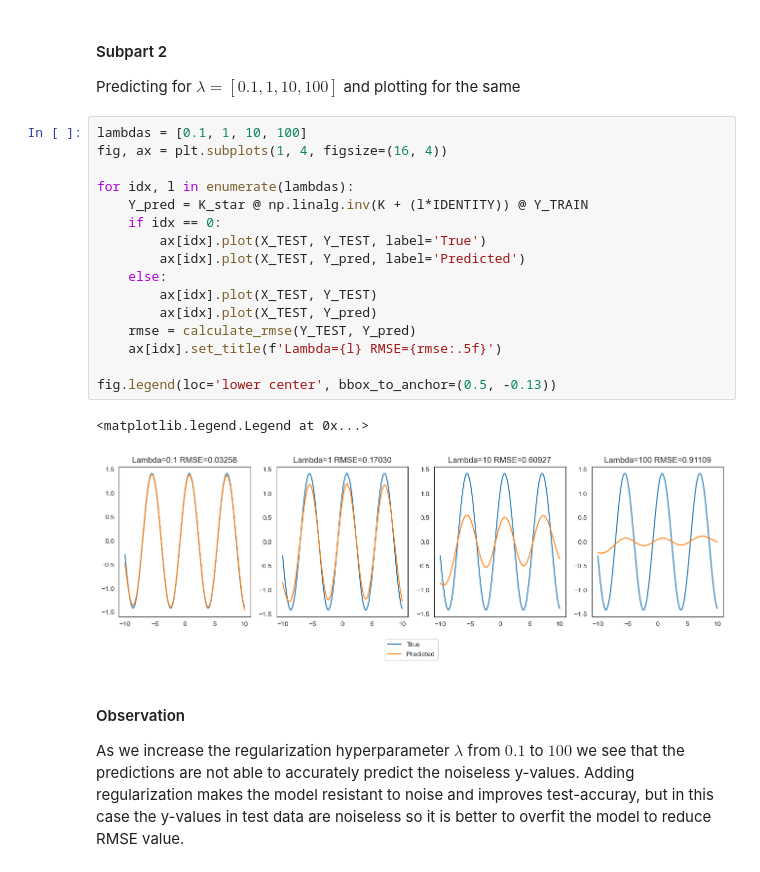
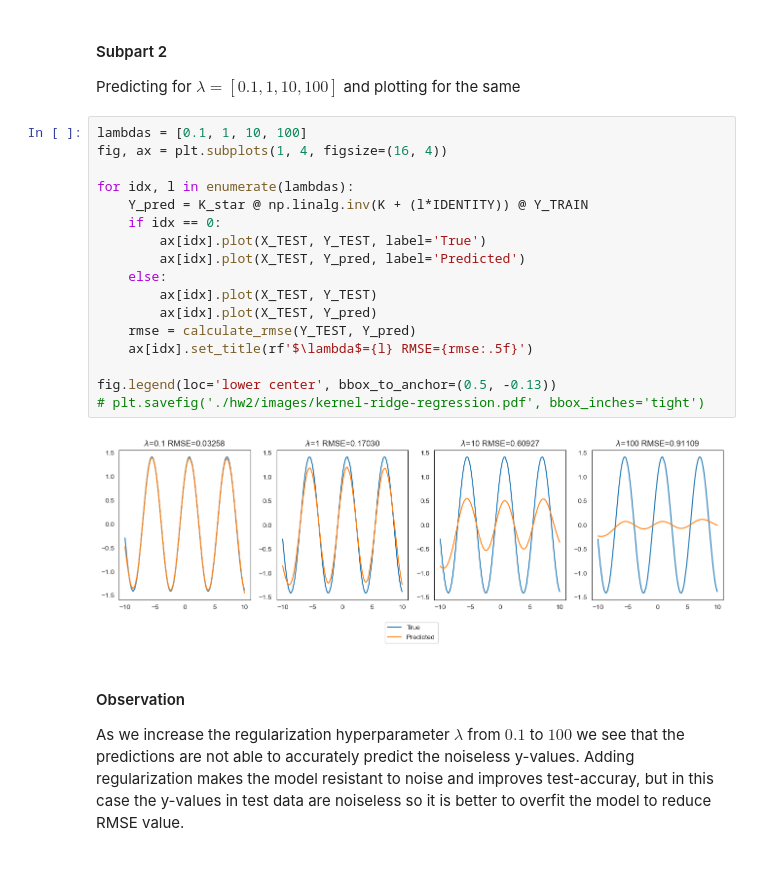
Before and after one commit to divyaksh-shukla/cs771-homework-assignments, a Jupyter notebook: Assignment 2/question1.ipynb, the cells around one changed output. Saved outputs shown, nothing was run; the diff lists cells and outputs as text.

```diff
--- a/Assignment 2/question1.ipynb
+++ b/Assignment 2/question1.ipynb
@@ -91,22 +91,22 @@ Predicting for $\lambda=[0.1, 1, 10, 100]$ and plotting for the same
 # %%
 lambdas = [0.1, 1, 10, 100]
 fig, ax = plt.subplots(1, 4, figsize=(16, 4))
 
 for idx, l in enumerate(lambdas):
     Y_pred = K_star @ np.linalg.inv(K + (l*IDENTITY)) @ Y_TRAIN
     if idx == 0:
         ax[idx].plot(X_TEST, Y_TEST, label='True')
         ax[idx].plot(X_TEST, Y_pred, label='Predicted')
     else:
         ax[idx].plot(X_TEST, Y_TEST)
         ax[idx].plot(X_TEST, Y_pred)
     rmse = calculate_rmse(Y_TEST, Y_pred)
-    ax[idx].set_title(f'Lambda={l} RMSE={rmse:.5f}')
+    ax[idx].set_title(rf'$\lambda$={l} RMSE={rmse:.5f}')
 
 fig.legend(loc='lower center', bbox_to_anchor=(0.5, -0.13))
+# plt.savefig('./hw2/images/kernel-ridge-regression.pdf', bbox_inches='tight')
 # %% [output]
-<matplotlib.legend.Legend at 0x...>
-[figure, old version]
+[figure, new version]
 # %% [markdown]
 #### Observation
 As we increase the regularization hyperparameter $\lambda$ from $0.1$ to $100$ we see that the predictions are not able to accurately predict the noiseless y-values. Adding regularization makes the model resistant to noise and improves test-accuray, but in this case the y-values in test data are noiseless so it is better to overfit the model to reduce RMSE value.
```
Also changed, not shown: parts of 1 cell of this notebook, 15 other files.
